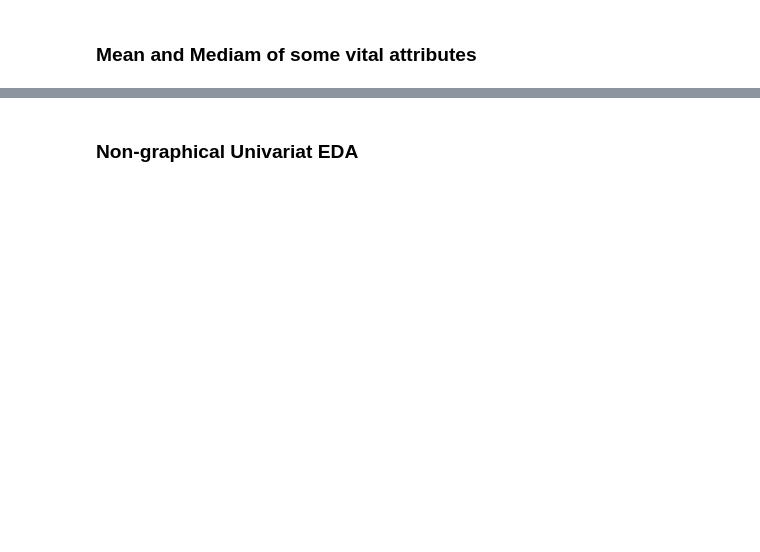
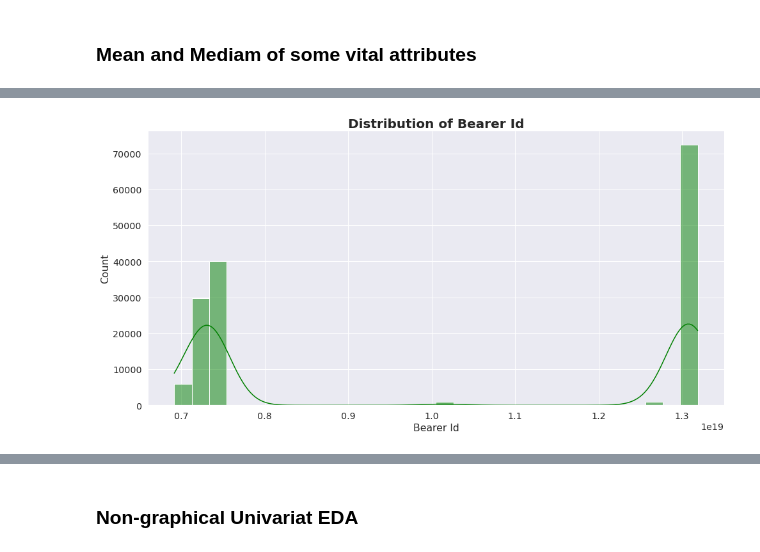
Before and after one commit to YasabnehT/Telecom_Data_Analysis, a Jupyter notebook: notebooks/UserOverviewAnalysis.ipynb, the cells around one changed output, grey strips where cells are left out. Drawn from its saved outputs; the diff is of its cells as text; code cells hidden in the pictures; blank space fills up the shorter version.

```diff
--- a/notebooks/UserOverviewAnalysis.ipynb
+++ b/notebooks/UserOverviewAnalysis.ipynb
@@ -1043,0 +1253,4 @@ sns.set(font_scale=1.3)
+# %%
+plot_hist(db_explore, "Bearer Id", "green")
+# %% [output]
+[figure, added]
```
Also changed, not shown: parts of 100 cells of this notebook, 5 other files.
